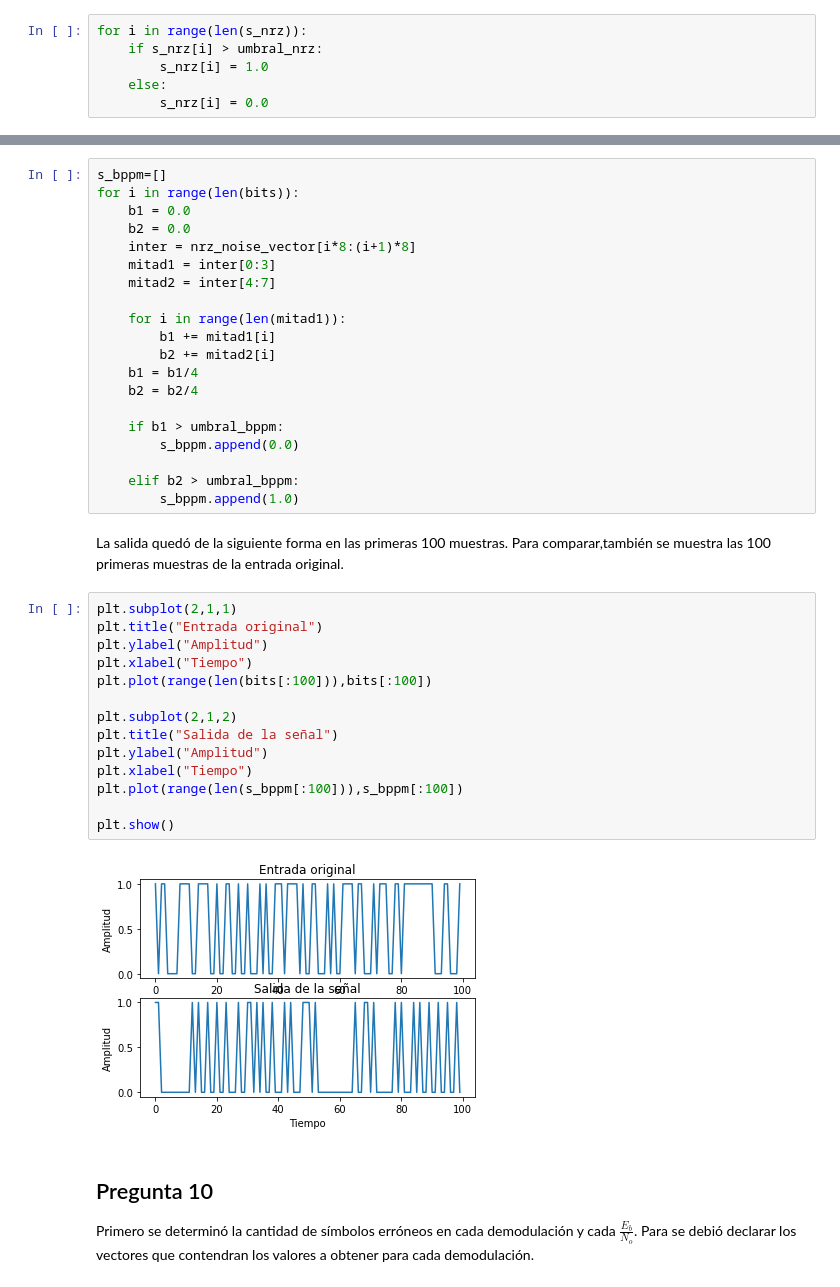
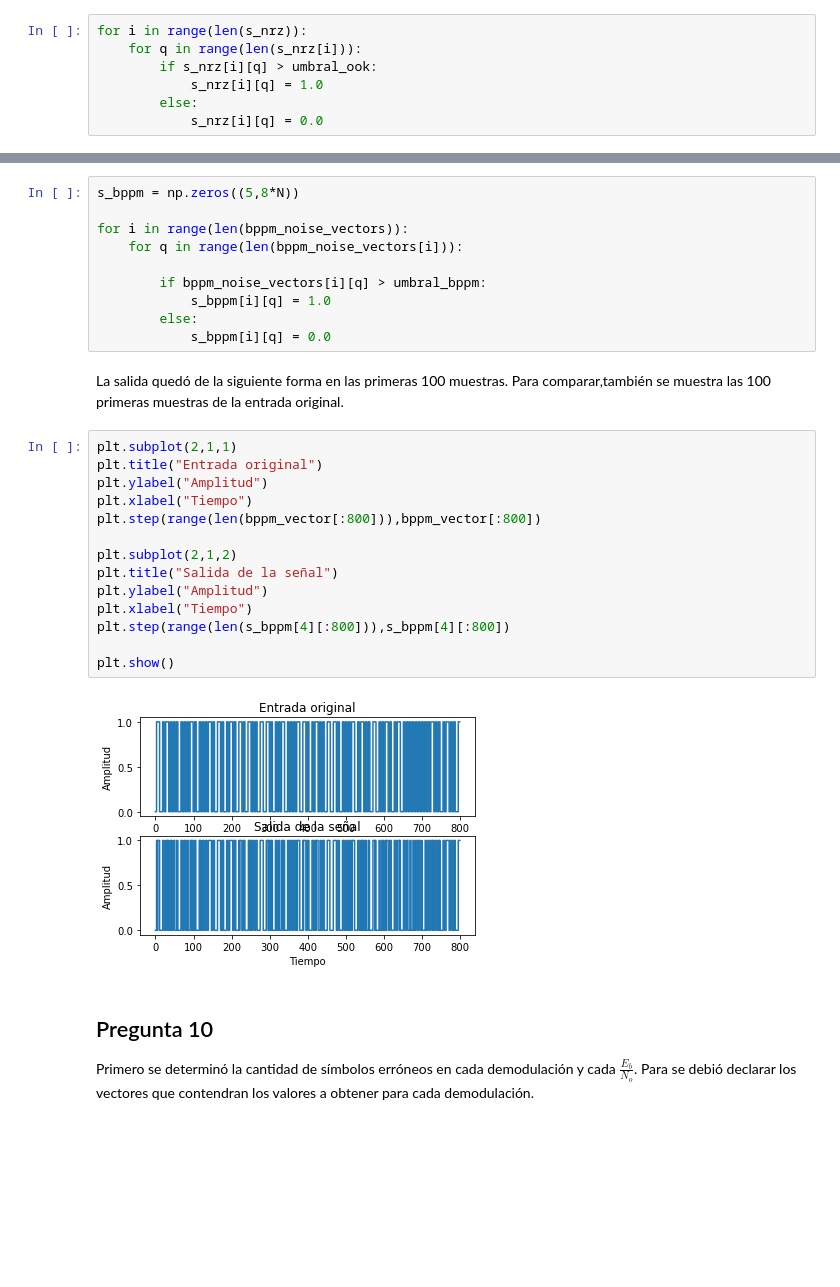
Before and after one commit to JoaquinPBarrientos/Prueba-2-ICOM, a Jupyter notebook: Prueba-2-ICOM.ipynb, the cells around one changed output, grey strips where cells are left out. Drawn from its saved outputs; the diff is of its cells as text; blank space fills up the shorter version.

```diff
--- a/Prueba-2-ICOM.ipynb
+++ b/Prueba-2-ICOM.ipynb
@@ -399,9 +406,10 @@ for i in range(len(bits)):
 # %%
 for i in range(len(s_nrz)):
-    if s_nrz[i] > umbral_nrz:
-        s_nrz[i] = 1.0
-    else:
-        s_nrz[i] = 0.0
+    for q in range(len(s_nrz[i])):
+        if s_nrz[i][q] > umbral_ook:
+            s_nrz[i][q] = 1.0
+        else:
+            s_nrz[i][q] = 0.0
 # %%
 plt.subplot(2,1,1)
 plt.title("Entrada original")
@@ -426,44 +434,34 @@ Para este caso, se cambió la forma para realizar la detección, aunque es basta
 umbral_bppm = (A_bppm + 0)/2
 # %% [markdown]
 En el siguiente código se realiza la comparación de cada valor de la lista creada anteriormente frente al umbral. Si el promedio de  la primera mitad es mayor que el umbral, entonces el valor corresponde al símbolo "$0$". En el caso de que el promedio de la segunda mitad, sea mayor que el umbral, entonces el valor corresponde al signo "$1$"
-# %%
-s_bppm=[]
-for i in range(len(bits)):
-    b1 = 0.0
-    b2 = 0.0
-    inter = nrz_noise_vector[i*8:(i+1)*8]
-    mitad1 = inter[0:3]
-    mitad2 = inter[4:7]
-
-    for i in range(len(mitad1)):
-        b1 += mitad1[i]
-        b2 += mitad2[i]
-    b1 = b1/4
-    b2 = b2/4
-
-    if b1 > umbral_bppm:
-        s_bppm.append(0.0)
-
-    elif b2 > umbral_bppm:
-        s_bppm.append(1.0)
+# %%
+s_bppm = np.zeros((5,8*N))
+
+for i in range(len(bppm_noise_vectors)):
+    for q in range(len(bppm_noise_vectors[i])):
+
+        if bppm_noise_vectors[i][q] > umbral_bppm:
+            s_bppm[i][q] = 1.0
+        else:
+            s_bppm[i][q] = 0.0
 # %% [markdown]
 La salida quedó de la siguiente forma en las primeras 100 muestras. Para comparar,también se muestra las 100 primeras muestras de la entrada original.
 # %%
 plt.subplot(2,1,1)
 plt.title("Entrada original")
 plt.ylabel("Amplitud")
 plt.xlabel("Tiempo")
-plt.plot(range(len(bits[:100])),bits[:100])
+plt.step(range(len(bppm_vector[:800])),bppm_vector[:800])
 
 plt.subplot(2,1,2)
 plt.title("Salida de la señal")
 plt.ylabel("Amplitud")
 plt.xlabel("Tiempo")
-plt.plot(range(len(s_bppm[:100])),s_bppm[:100])
+plt.step(range(len(s_bppm[4][:800])),s_bppm[4][:800])
 
 plt.show()
 # %% [output]
-[figure, old version]
+[figure, new version]
 # %% [markdown]
 ## Pregunta 10
 Primero se determinó la cantidad de símbolos erróneos en cada demodulación y cada $\frac{E_{b}}{N_{o}}$. Para se debió declarar los vectores que contendran los valores a obtener para cada demodulación.
```
Also changed, not shown: parts of 35 cells of this notebook.
